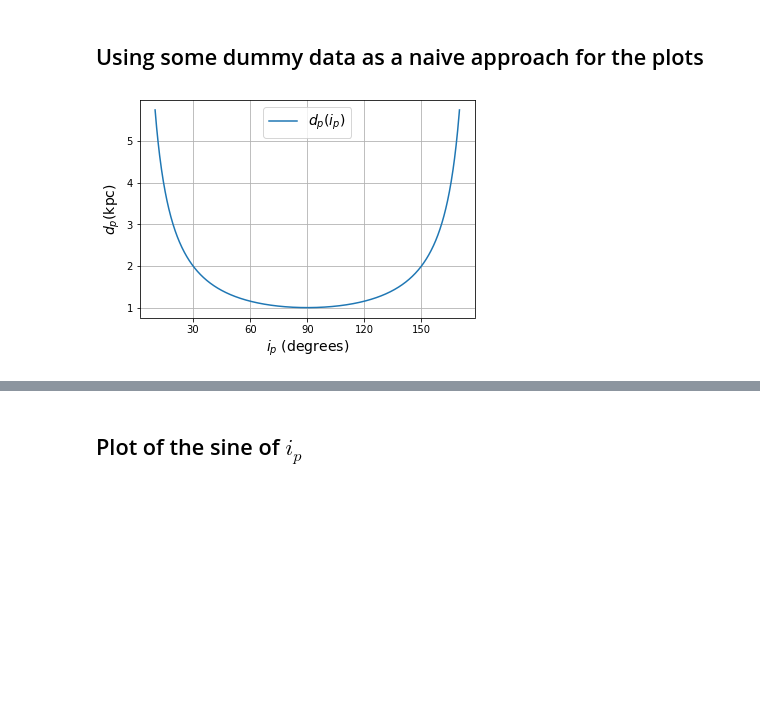
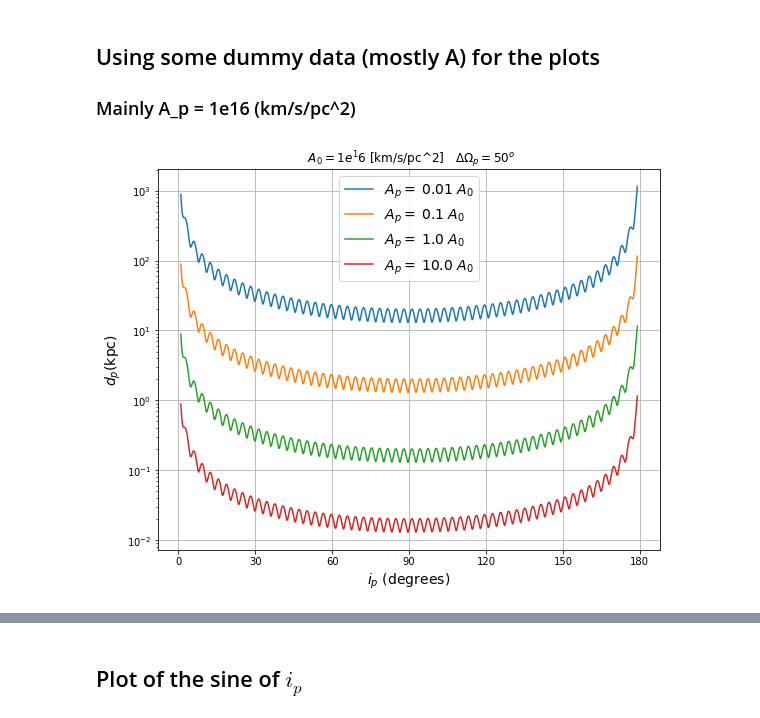
Before and after one commit to montald001/Scintillometry, a Jupyter notebook: Double pulsar distance.ipynb, the cells around one changed output, grey strips where cells are left out. Cells and saved outputs as stored; diff of their text form; code cells hidden in the pictures; blank space fills up the shorter version.

```diff
--- a/Double pulsar distance.ipynb
+++ b/Double pulsar distance.ipynb
@@ -8,32 +8,50 @@ from matplotlib.colors import LogNorm
 from astropy import units as u
 from astropy import constants as const
 # %% [markdown]
-## Using some dummy data as a naive approach for the plots
+## Using some dummy data (mostly A) for the plots
+
+### Mainly A_p = 1e16 (km/s/pc^2)
 # %%
 #Initial parameters
 #inclination angle
-ip = np.linspace(10,170,1000);
-#Delta Omega
-DO = 3;
-#cosine of DO
-cosDO = np.cos(3 / 180 * np.pi)
+ip = np.linspace(1,179,10000);
+
+#Delta Omega (degrees to rad)
+DOd = 50
+DO = DOd / 180 * np.pi;
+
 #pulsar radial velocity amplitude
-Kp = 1;
-#Effective distance
-deff = 1;
-#harmonic orbital coefficient
-Asp = 1;
+#Taken from M. Kramer et al., Strong-Field Gravity Tests with the Double Pulsar, Phys. Rev. X 11, 041050 (2021).
+p_orb_p = 0.102 * u.day
+asini_p = 1.41502860 * const.c * u.s
+Kp = 2.*np.pi * asini_p / p_orb_p
+
+
+#Effective distance (in pc) (from Rickett paper)
+deff = 0.805 * u.pc;
+#Modulation coefficient (I just gave it a value)
+ladder = [1e-2, 1e-1, 1e0, 1e1];
+A = 1e16 * u.km/u.s/u.pc**0.5 * ladder;
 
 #distance relation
-dp = Kp * cosDO * np.sqrt(deff) / Asp / np.sin(ip / 180 * np.pi);
+dts = 86400 * u.d / u.s
+kmm = 1e3 * u.km / u.m
 
-#plotting function
-fntsize = 14;
-plt.plot(ip, dp, label = '$d_p ( i_p)$')
-plt.grid(); plt.legend(fontsize = fntsize)
+plt.figure(figsize=(9,7))
+for i in range(0,len(A)):
+
+    dp = Kp * cosDO * np.sqrt(deff) / A[i] / np.sin(ip / 180 * np.pi) * np.sqrt( np.cos(DO)**2 + np.sin(DO)**2 * np.cos(ip)**2 )* dts * kmm /1000 # to kpc;
+
+    #plotting function
+    fntsize = 14;
+    plt.plot(ip, dp, label = '$A_p = \: $' +str(ladder[i]) + ' $A_0$')
+    plt.grid(); plt.legend(fontsize = fntsize)
+
 plt.xlabel('$i_p$' + ' (degrees)', fontsize = fntsize)
 plt.ylabel('$d_p$' + '(kpc)', fontsize = fntsize)
-plt.xticks([30,60,90,120,150])
-plt.savefig("distance as a func of i.jpg")
+plt.title(" $A_0 = 1e^16$" + " [km/s/pc^2]" + "$ \quad \Delta \Omega_p =$" + str(DOd ) +"$ ^o$")
+plt.grid(); plt.legend(fontsize = fntsize); plt.yscale('log')
+plt.xticks([0 ,30, 60, 90, 120, 150, 180])
+plt.savefig("distance as a func of i log 50.jpg")
 # %% [output]
-[figure, old version]
+[figure, new version]
```
Also changed, not shown: parts of 7 cells of this notebook.
